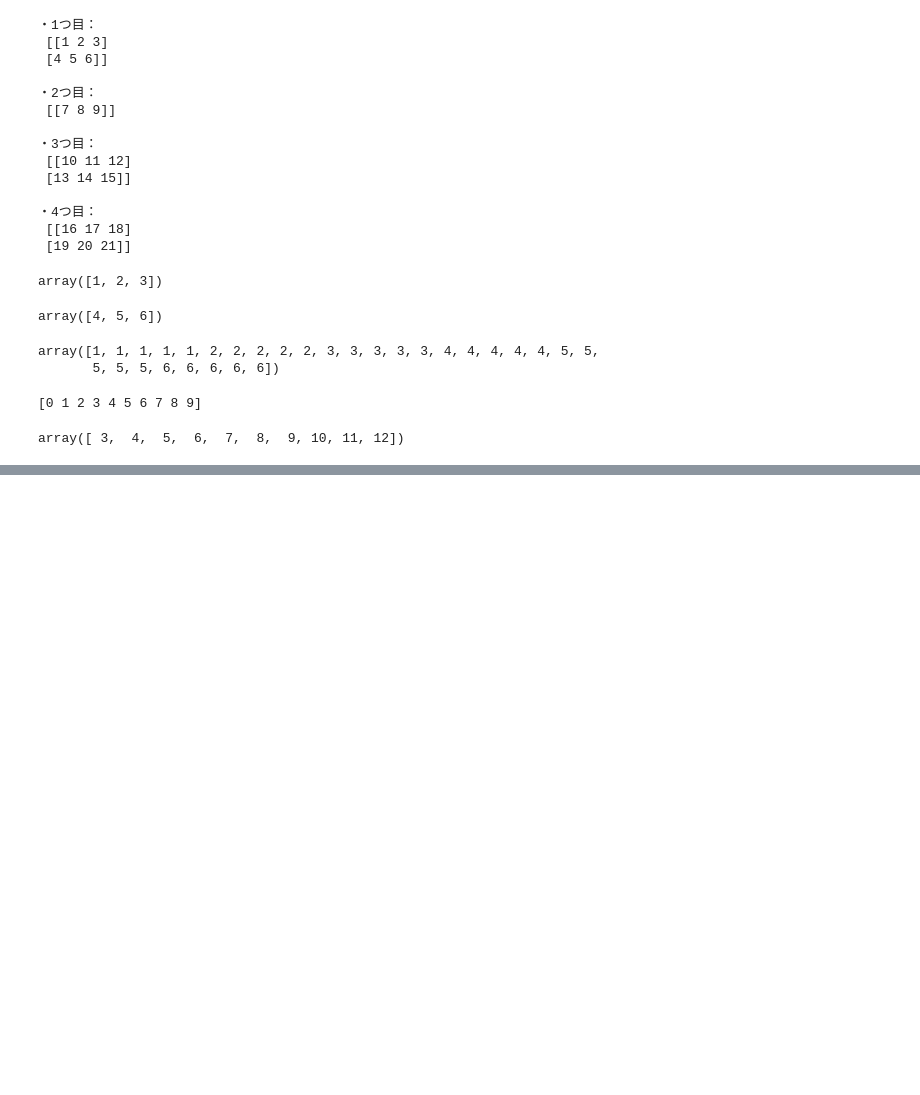
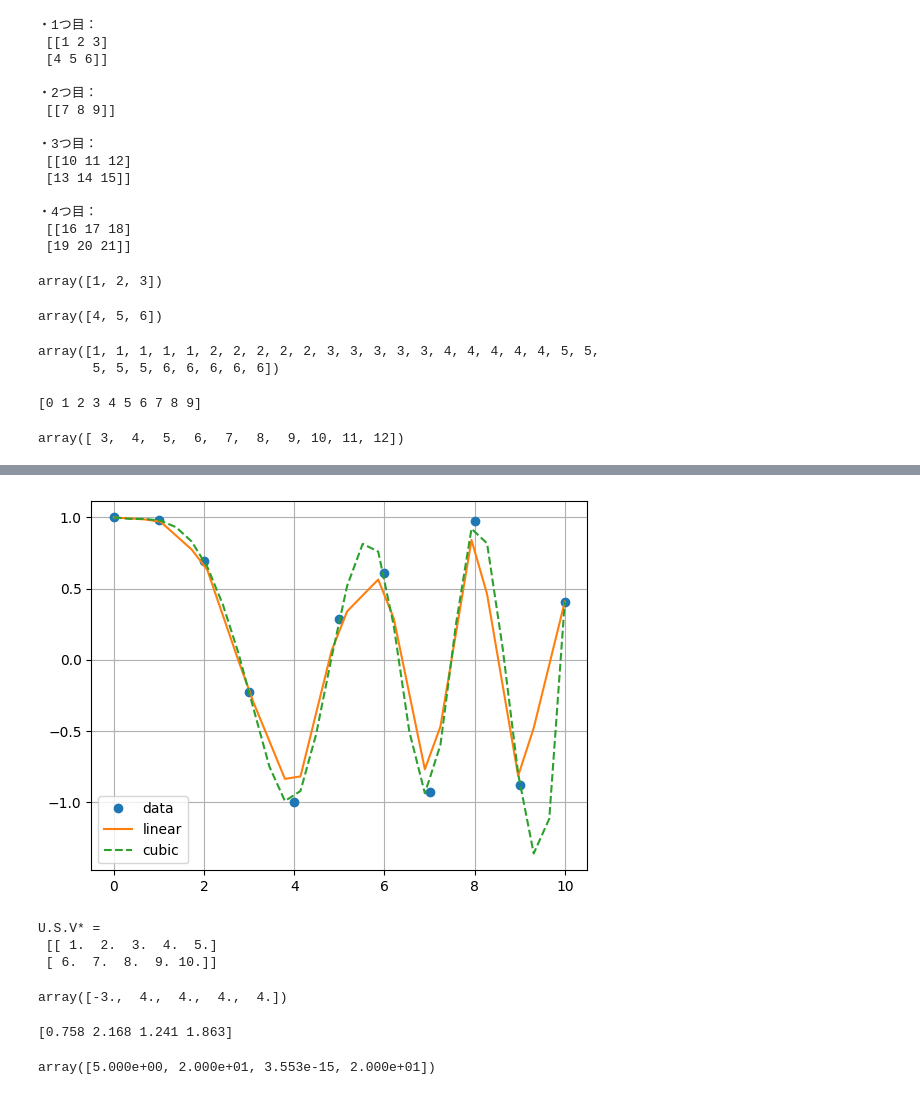
Before and after one commit to niedakaito/EU_M_Math, a Jupyter notebook: Chap05_example.ipynb, the cells around one changed output, grey strips where cells are left out. Cells and saved outputs as stored; diff of their text form; code cells hidden in the pictures; blank space fills up the shorter version.

```diff
--- a/Chap05_example.ipynb
+++ b/Chap05_example.ipynb
@@ -329,0 +350,71 @@ array([ 3,  4,  5,  6,  7,  8,  9, 10, 11, 12])
+# %%
+# スプライン3次補完を計算してf2として追加する。パラメータに「cubic」を指定する
+f2 = interpolate.interp1d(x,y,'cubic')
+
+# 曲線を出すために、xの値を細かくする
+xnew = np.linspace(0, 10, num=30, endpoint=True)
+
+# グラフ化。fを直線で描き、f2をを点線で描く
+plt.plot(x,y,'o',xnew,f(xnew),'-',xnew,f2(xnew), '--')
+
+# 凡例
+plt.legend(['data', 'linear', 'cubic'], loc='best')
+plt.grid(True)
+# %% [output]
+[figure, added]
+# %%
+# (2,5)行列
+A = np.array([[1,2,3,4,5],[6,7,8,9,10]])
+
+# 特異値分解の関数linalg.svd
+U, s, Vs, = sp.linalg.svd(A)
+m, n = A.shape
+
+S = sp.linalg.diagsvd(s, m, n)
+
+print('U.S.V* = \n', U@S@Vs)
+# %% [output]
+U.S.V* =
+ [[ 1.  2.  3.  4.  5.]
+ [ 6.  7.  8.  9. 10.]]
+# %%
+# データの準備
+A = np.identity(5)
+A[0,:] = 1
+A[:,0] = 1
+A[0,0] = 5
+b = np.ones(5)
+
+# 正方行列をLU分解する
+(LU,piv) = sp.linalg.lu_factor(A)
+
+L = np.identity(5) + np.tril(LU, -1)
+U = np.triu(LU)
+P = np.identity(5)[piv]
+
+# 解を求める
+x = sp.linalg.lu_solve((LU,piv), b)
+x
+# %% [output]
+array([-3.,  4.,  4.,  4.,  4.])
+# %%
+A = np.array([[7, -1, 0, 1],
+              [-1, 9, -2, 2],
+              [0, -2, 8, -3],
+              [1, 2, -3, 10]])
+b = np.array([5, 20, 0, 20])
+
+L = sp.linalg.cholesky(A)
+
+t = sp.linalg.solve(L.T.conj(), b)
+x = sp.linalg.solve(L, t)
+
+# 解答
+print(x)
+# %% [output]
+[0.758 2.168 1.241 1.863]
+# %%
+# 確認
+np.dot(A,x)
+# %% [output]
+array([5.000e+00, 2.000e+01, 3.553e-15, 2.000e+01])
```
Also changed, not shown: parts of 25 cells of this notebook.
